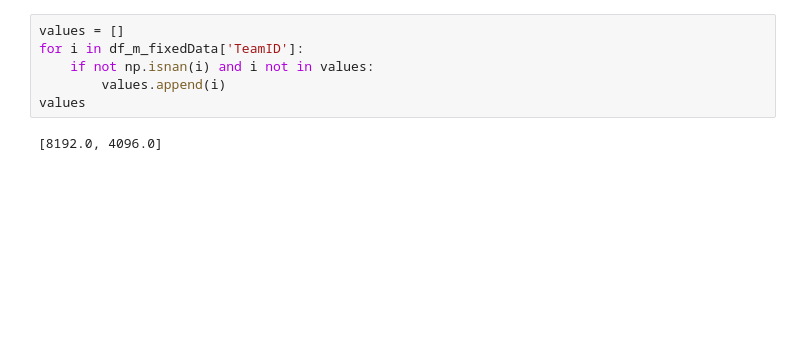
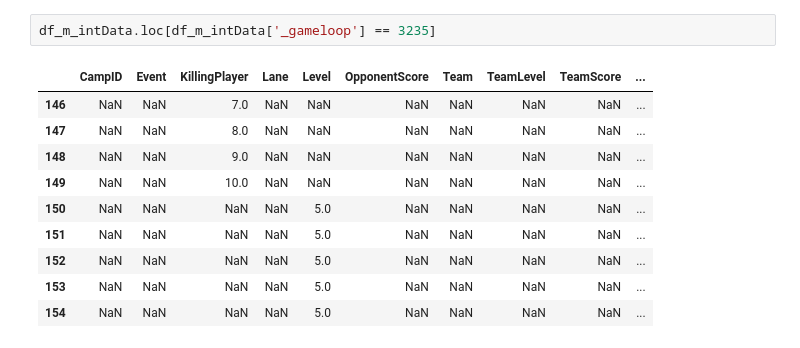
Before and after one commit to jokem59/heroprotocol, a Jupyter notebook: tools/formatter.ipynb, the cells around one changed output. Saved outputs shown, nothing was run; the diff lists cells and outputs as text; blank space fills up the shorter version.

```diff
--- a/tools/formatter.ipynb
+++ b/tools/formatter.ipynb
@@ -561,9 +521,14 @@ df_m_fixedData
-# %%
-values = []
-for i in df_m_fixedData['TeamID']:
-    if not np.isnan(i) and i not in values:
-        values.append(i)
-values
-# %% [output]
-[8192.0, 4096.0]
+# %%
+df_m_intData.loc[df_m_intData['_gameloop'] == 3235]
+# %% [output]
+|  | CampID | Event | KillingPlayer | Lane | Level | OpponentScore | Team | TeamLevel | TeamScore | ... |
+| 146 | NaN | NaN | 7.0 | NaN | NaN | NaN | NaN | NaN | NaN | ... |
+| 147 | NaN | NaN | 8.0 | NaN | NaN | NaN | NaN | NaN | NaN | ... |
+| 148 | NaN | NaN | 9.0 | NaN | NaN | NaN | NaN | NaN | NaN | ... |
+| 149 | NaN | NaN | 10.0 | NaN | NaN | NaN | NaN | NaN | NaN | ... |
+| 150 | NaN | NaN | NaN | NaN | 5.0 | NaN | NaN | NaN | NaN | ... |
+| 151 | NaN | NaN | NaN | NaN | 5.0 | NaN | NaN | NaN | NaN | ... |
+| 152 | NaN | NaN | NaN | NaN | 5.0 | NaN | NaN | NaN | NaN | ... |
+| 153 | NaN | NaN | NaN | NaN | 5.0 | NaN | NaN | NaN | NaN | ... |
+| 154 | NaN | NaN | NaN | NaN | 5.0 | NaN | NaN | NaN | NaN | ... |
 # %%
```
Also changed, not shown: parts of 7 cells of this notebook, 6 other files.
